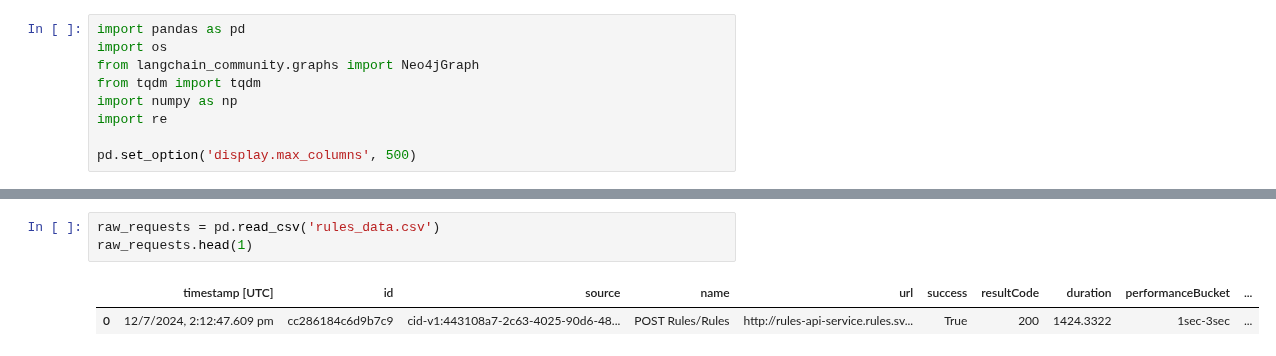
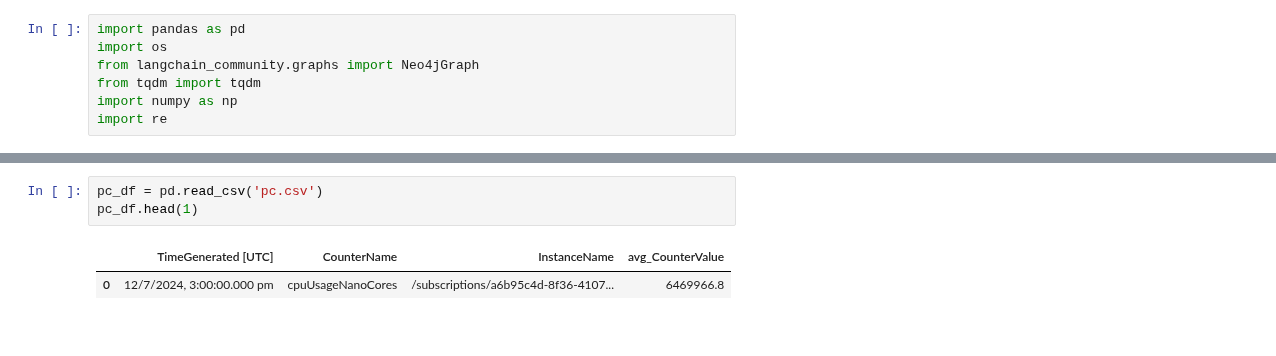
Before and after one commit to sriksmachi/sriksml, a Jupyter notebook: projects/causalmodels_on_microservices/data_prep.ipynb, the cells around one changed output, grey strips where cells are left out. Saved outputs shown, nothing was run; the diff lists cells and outputs as text.

```diff
--- a/projects/causalmodels_on_microservices/data_prep.ipynb
+++ b/projects/causalmodels_on_microservices/data_prep.ipynb
@@ -5,5 +5,3 @@ from langchain_community.graphs import Neo4jGraph
 from tqdm import tqdm
 import numpy as np
 import re
-
-pd.set_option('display.max_columns', 500)
@@ -10,6 +130,6 @@ pd.set_option('display.max_columns', 500)
 # %%
-raw_requests = pd.read_csv('rules_data.csv')
-raw_requests.head(1)
+pc_df = pd.read_csv('pc.csv')
+pc_df.head(1)
 # %% [output]
-|  | timestamp [UTC] | id | source | name | url | success | resultCode | duration | performanceBucket | ... |
-| 0 | 12/7/2024, 2:12:47.609 pm | cc286184c6d9b7c9 | cid-v1:443108a7-2c63-4025-90d6-48... | POST Rules/Rules | http://rules-api-service.rules.sv... | True | 200 | 1424.3322 | 1sec-3sec | ... |
+|  | TimeGenerated [UTC] | CounterName | InstanceName | avg_CounterValue |
+| 0 | 12/7/2024, 3:00:00.000 pm | cpuUsageNanoCores | /subscriptions/a6b95c4d-8f36-4107... | 6469966.8 |
```
Also changed, not shown: parts of 19 cells of this notebook, 5 other files.
